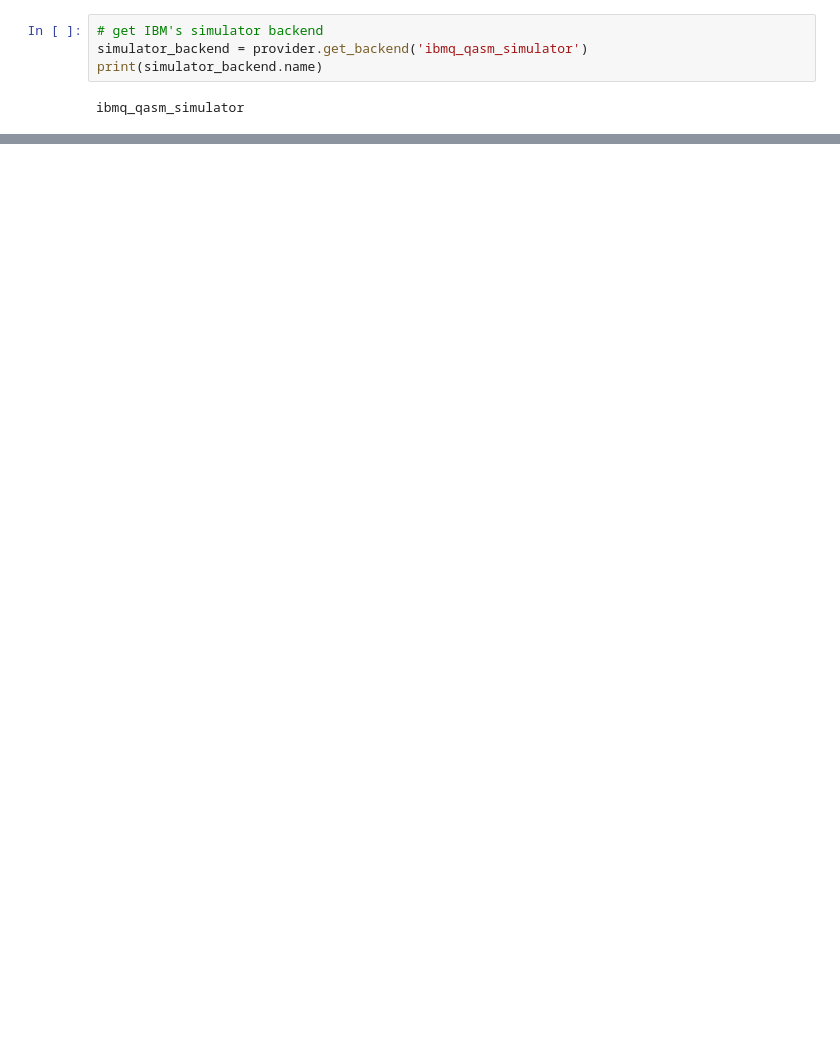
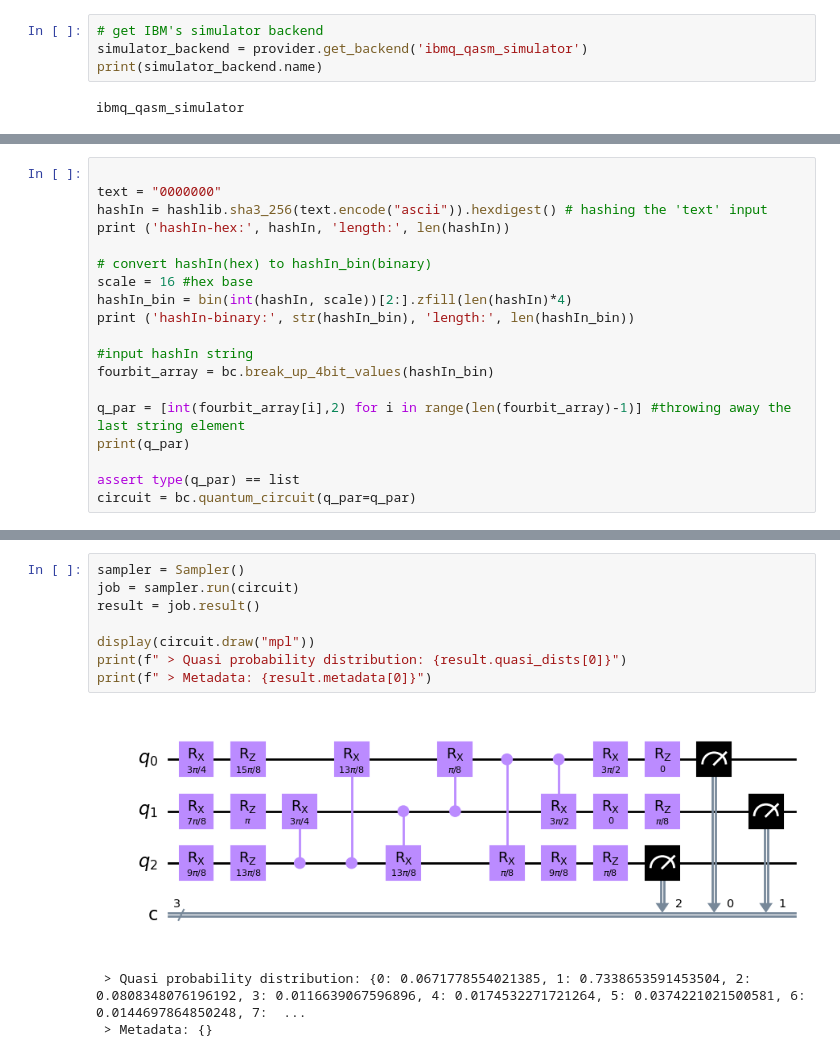
Before and after one commit to asiaat/python_qblockchain, a Jupyter notebook: probe.ipynb, the cells around one changed output, grey strips where cells are left out. Drawn from its saved outputs; the diff is of its cells as text; blank space fills up the shorter version.

```diff
--- a/probe.ipynb
+++ b/probe.ipynb
@@ -18,0 +182,19 @@ ibmq_qasm_simulator
+# %%
+
+text = "0000000"
+hashIn = hashlib.sha3_256(text.encode("ascii")).hexdigest() # hashing the 'text' input
+print ('hashIn-hex:', hashIn, 'length:', len(hashIn))
+
+# convert hashIn(hex) to hashIn_bin(binary)
+scale = 16 #hex base
+hashIn_bin = bin(int(hashIn, scale))[2:].zfill(len(hashIn)*4)
+print ('hashIn-binary:', str(hashIn_bin), 'length:', len(hashIn_bin))
+
+#input hashIn string
+fourbit_array = bc.break_up_4bit_values(hashIn_bin)
+
+q_par = [int(fourbit_array[i],2) for i in range(len(fourbit_array)-1)] #throwing away the last string element
+print(q_par)
+
+assert type(q_par) == list
+circuit = bc.quantum_circuit(q_par=q_par)
@@ -18,0 +206,12 @@ ibmq_qasm_simulator
+# %%
+sampler = Sampler()
+job = sampler.run(circuit)
+result = job.result()
+
+display(circuit.draw("mpl"))
+print(f" > Quasi probability distribution: {result.quasi_dists[0]}")
+print(f" > Metadata: {result.metadata[0]}")
+# %% [output]
+[figure, added]
+ > Quasi probability distribution: {0: 0.0671778554021385, 1: 0.7338653591453504, 2: 0.0808348076196192, 3: 0.0116639067596896, 4: 0.0174532271721264, 5: 0.0374221021500581, 6: 0.0144697864850248, 7:  ...
+ > Metadata: {}
```
Also changed, not shown: parts of 17 cells of this notebook, 3 other files.
